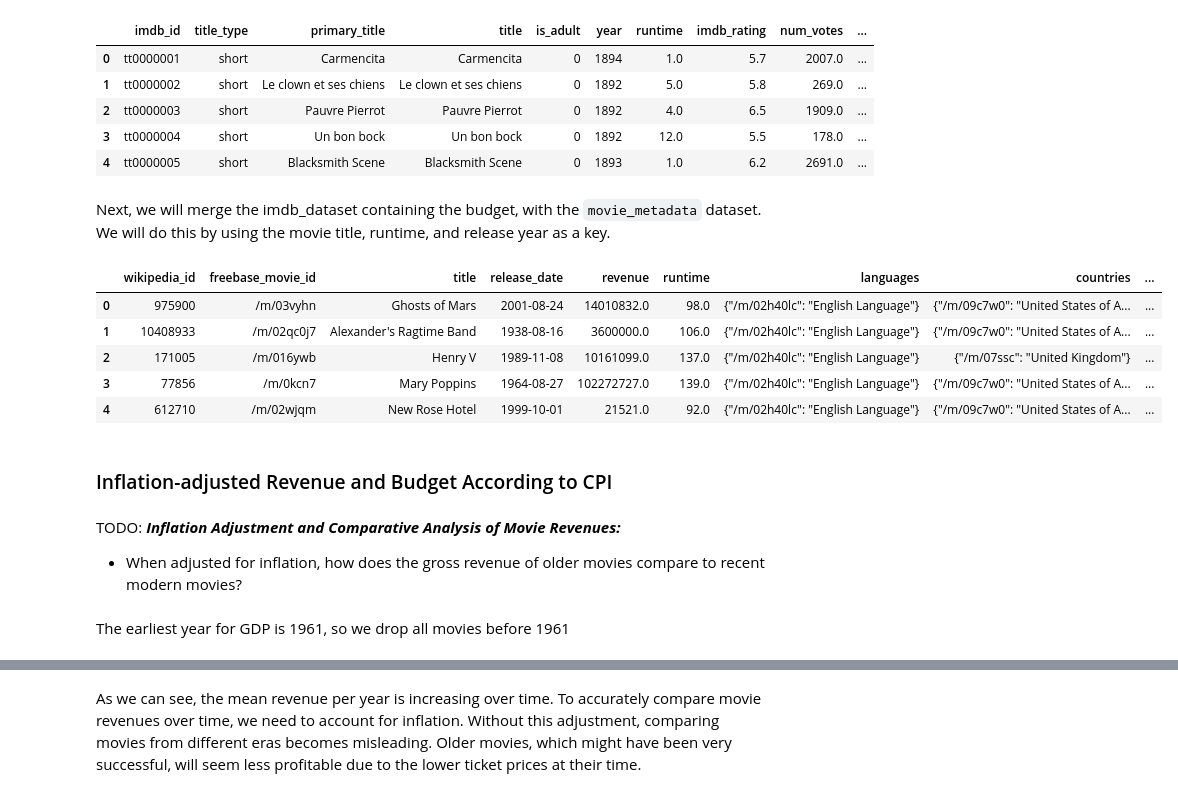
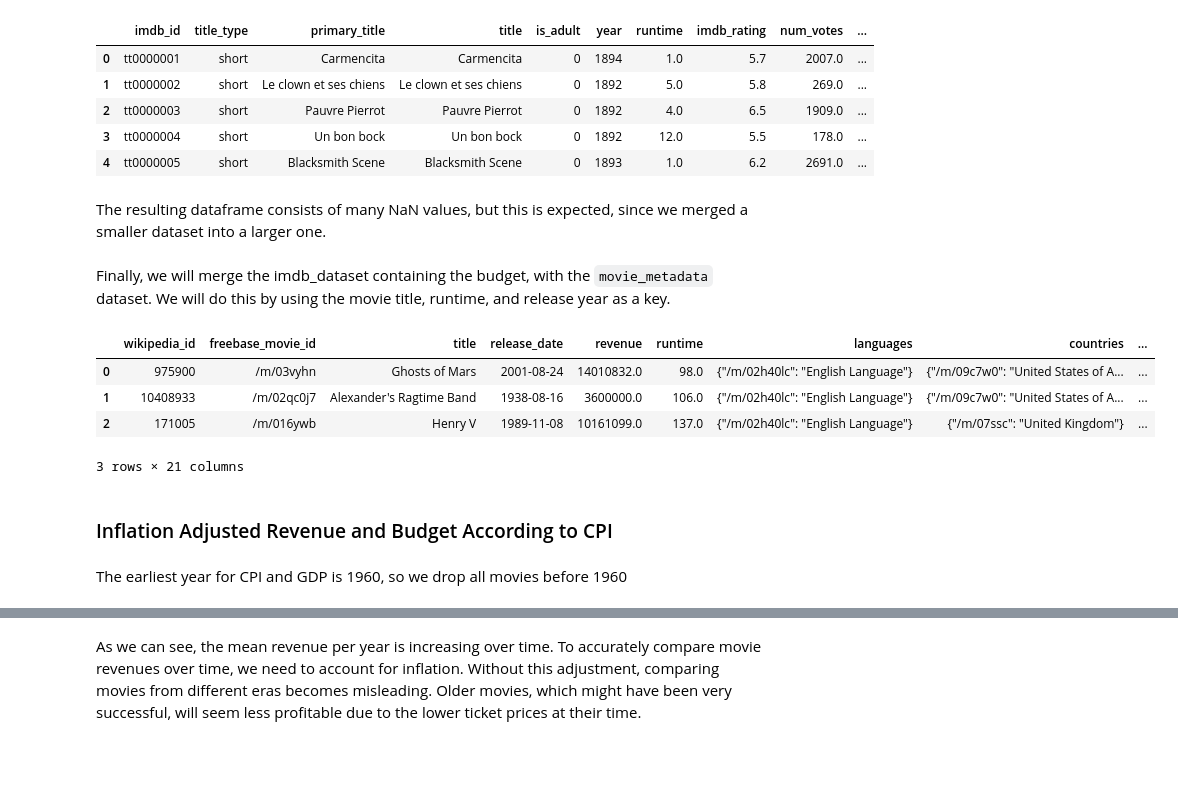
Before and after one commit to epfl-ada/ada-2023-project-fivefrenchspeakingpeoplenocap, a Jupyter notebook: p2_dataloading.ipynb, the cells around one changed output, grey strips where cells are left out. Drawn from its saved outputs; the diff is of its cells as text; code cells hidden in the pictures; blank space fills up the shorter version.

```diff
--- a/p2_dataloading.ipynb
+++ b/p2_dataloading.ipynb
@@ -255,13 +295,13 @@ Writers, directors and editors Daniel Myrick and Eduardo Sánchez spent between
 # %%
-# the nans in this dataset are represented as "\\N" and <NAN>, so we need to replace them with np.nan
+# the nans in this dataset are represented as "\\N" and <NAN>, so we need to replace them with NaN
 movie_budget = movie_budget.replace("\\N", np.nan)
 movie_budget = movie_budget.replace("<NAN>", np.nan)
 
 # convert to float, non-convertible values become NaN
 movie_budget["budget"] = pd.to_numeric(movie_budget["budget"], errors="coerce")
 
-# replace budget values < $30,000 with NaN
-movie_budget.loc[movie_budget["budget"] < 30000, "budget"] = np.nan
+# replace budget values < $218 with NaN
+movie_budget.loc[movie_budget["budget"] < 218, "budget"] = np.nan
 
 print(
     "Total amount of rows that contain a NaN value: ",
@@ -291,10 +331,10 @@ TODO: Markdown.......
 # %%
-# drop all rows with missing values in the imdb_id column
+# drop all rows with missing value in the imdb_id column
 movie_budget = movie_budget.dropna(subset=["imdb_id"])
 
 # drop the columns which are present in movie_metadata
-movie_budget = movie_budget.drop(
-    columns=["original_title", "revenue", "release_date", "runtime", "title"]
-)
+common_columns = movie_budget.columns.intersection(movie_metadata.columns)
+movie_budget = movie_budget.drop(columns=common_columns)
 
+# drop all rows with missing value in the budget column
 movie_budget.dropna(subset=["budget"], inplace=True)
@@ -491,6 +583,12 @@ After that, we will expand the newly created imdb dataset with `movie_budget` da
 # %%
 # merge the imdb datasets
-imdb_dataset_temp = pd.merge(imdb_basics, imdb_ratings, on="imdb_id", how="left")
+imdb_dataset_temp = pd.merge(
+    imdb_basics,
+    imdb_ratings,
+    on="imdb_id",
+    how="left"
+)
+
 # enrich imdb dataset with movie budget data
 imdb_dataset = pd.merge(
     imdb_dataset_temp,
@@ -498,6 +596,7 @@ imdb_dataset = pd.merge(
     on="imdb_id",
     how="left",
 )
+
 display(imdb_dataset.head())
 # %% [output]
 |  | imdb_id | title_type | primary_title | title | is_adult | year | runtime | imdb_rating | num_votes | ... |
@@ -506,29 +605,27 @@ display(imdb_dataset.head())
 | 2 | tt0000003 | short | Pauvre Pierrot | Pauvre Pierrot | 0 | 1892 | 4.0 | 6.5 | 1909.0 | ... |
 | 3 | tt0000004 | short | Un bon bock | Un bon bock | 0 | 1892 | 12.0 | 5.5 | 178.0 | ... |
 | 4 | tt0000005 | short | Blacksmith Scene | Blacksmith Scene | 0 | 1893 | 1.0 | 6.2 | 2691.0 | ... |
+# %% [markdown]
+The resulting dataframe consists of many NaN values, but this is expected, since we merged a smaller dataset into a larger one.
 # %% [markdown]
-Next, we will merge the imdb_dataset containing the budget, with the `movie_metadata` dataset. We will do this by using the movie title, runtime, and release year as a key.
+Finally, we will merge the imdb_dataset containing the budget, with the `movie_metadata` dataset. We will do this by using the movie title, runtime, and release year as a key.
 # %%
 movies = pd.merge(
     movie_metadata,
     imdb_dataset,
     on=["title", "year", "runtime"],
     how="left",
 )
-display(movies.head())
+
+display(movies.head(3))
 # %% [output]
 |  | wikipedia_id | freebase_movie_id | title | release_date | revenue | runtime | languages | countries | ... |
 | 0 | 975900 | /m/03vyhn | Ghosts of Mars | 2001-08-24 | 14010832.0 | 98.0 | {"/m/02h40lc": "English Language"} | {"/m/09c7w0": "United States of A... | ... |
 | 1 | 10408933 | /m/02qc0j7 | Alexander's Ragtime Band | 1938-08-16 | 3600000.0 | 106.0 | {"/m/02h40lc": "English Language"} | {"/m/09c7w0": "United States of A... | ... |
 | 2 | 171005 | /m/016ywb | Henry V | 1989-11-08 | 10161099.0 | 137.0 | {"/m/02h40lc": "English Language"} | {"/m/07ssc": "United Kingdom"} | ... |
-| 3 | 77856 | /m/0kcn7 | Mary Poppins | 1964-08-27 | 102272727.0 | 139.0 | {"/m/02h40lc": "English Language"} | {"/m/09c7w0": "United States of A... | ... |
-| 4 | 612710 | /m/02wjqm | New Rose Hotel | 1999-10-01 | 21521.0 | 92.0 | {"/m/02h40lc": "English Language"} | {"/m/09c7w0": "United States of A... | ... |
+3 rows × 21 columns
 # %% [markdown]
-### Inflation-adjusted Revenue and Budget According to CPI
+### Inflation Adjusted Revenue and Budget According to CPI
-# %% [markdown]
-TODO:
-***Inflation Adjustment and Comparative Analysis of Movie Revenues:***
-- When adjusted for inflation, how does the gross revenue of older movies compare to recent modern movies?
 # %% [markdown]
-The earliest year for GDP is 1961, so we drop all movies before 1961
+The earliest year for CPI and GDP is 1960, so we drop all movies before 1960
 # %%
```
Also changed, not shown: parts of 115 cells of this notebook.
